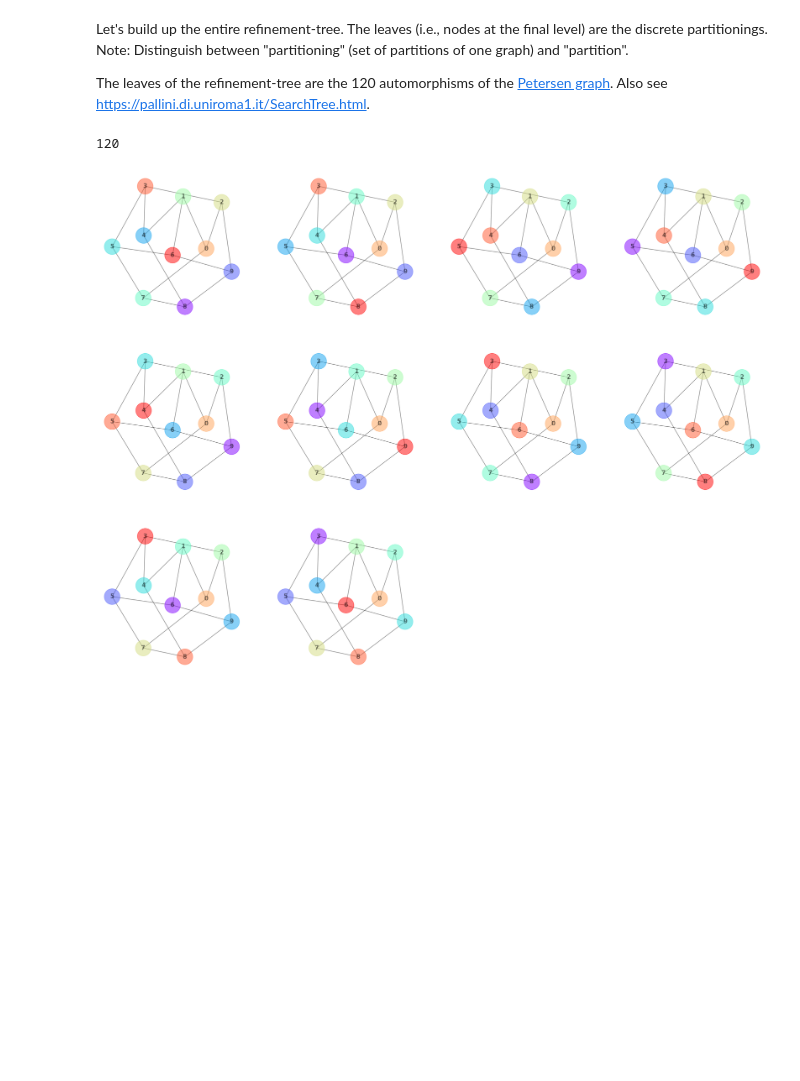
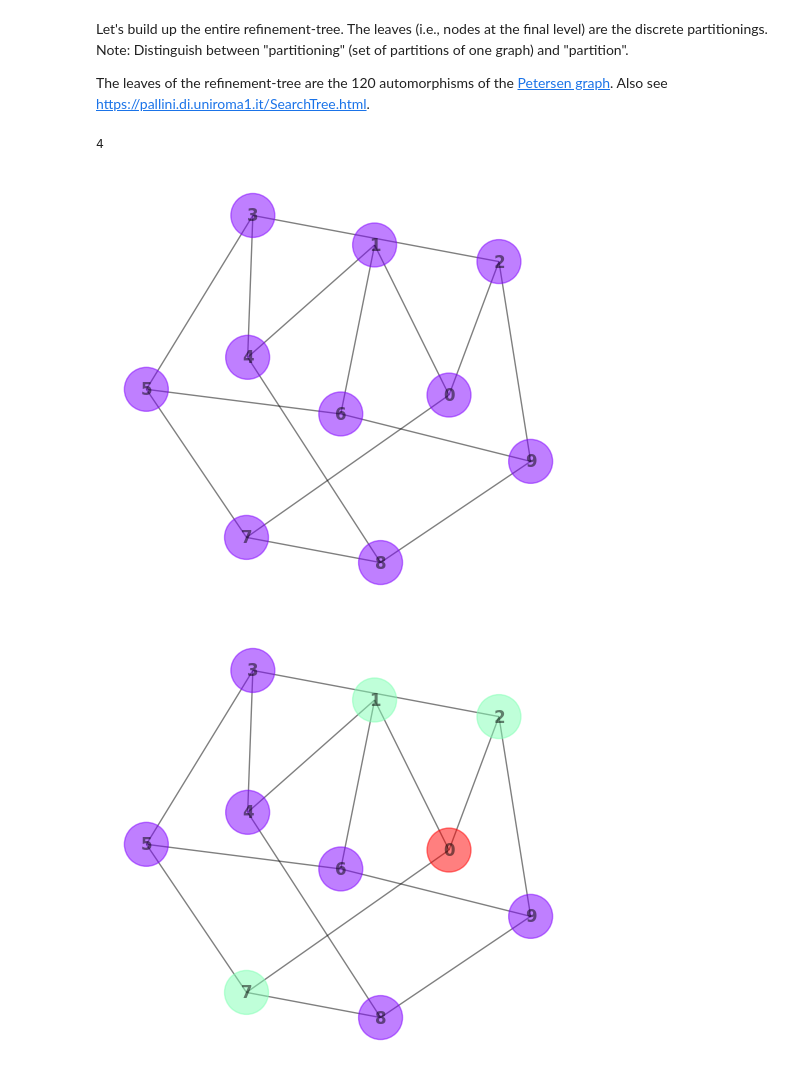
Before and after one commit to TUCAN-nest/TUCAN, a Jupyter notebook: docs/refinement_tree.ipynb, the cells around one changed output. Cells and saved outputs as stored; diff of their text form; code cells hidden in the pictures; blank space fills up the shorter version.

Commit message:
Prune refinement-tree

```diff
--- a/docs/refinement_tree.ipynb
+++ b/docs/refinement_tree.ipynb
@@ -39,11 +38,11 @@ Note: Distinguish between "partitioning" (set of partitions of one graph) and "p
 
 The leaves of the refinement-tree are the 120 automorphisms of the [Petersen graph](https://en.wikipedia.org/wiki/Petersen_graph). Also see https://pallini.di.uniroma1.it/SearchTree.html.
 # %%
-discrete_partitionings = list(get_discrete_partitionings(m_refined))
-print(len(discrete_partitionings))
-n_partitionings = len(discrete_partitionings)
-n_plots = min(n_partitionings, 10)
-draw_molecules(discrete_partitionings[:n_plots], ["" for _ in range(n_plots)], highlight=PARTITION)
+refinement_tree_levels = list(get_refinement_tree_levels(m_refined))
+print(len(refinement_tree_levels))
+for level in refinement_tree_levels:
+    draw_molecules(level, ["" for _ in range(len(level))], highlight=PARTITION)
 # %% [output]
-120
+4
-[figure, old version]
+[figure, new version]
+[figure, added]
```
Also changed, not shown: parts of 5 cells of this notebook, 3 other files.
